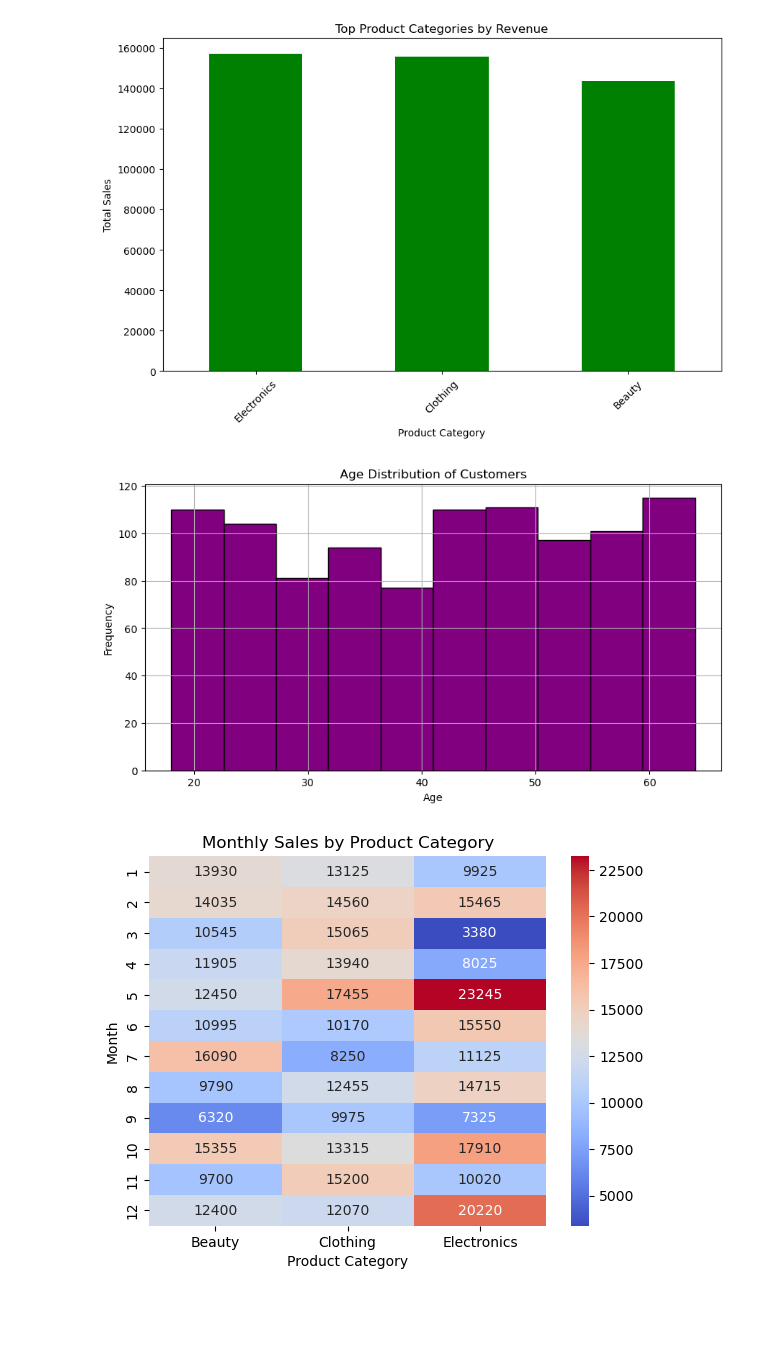
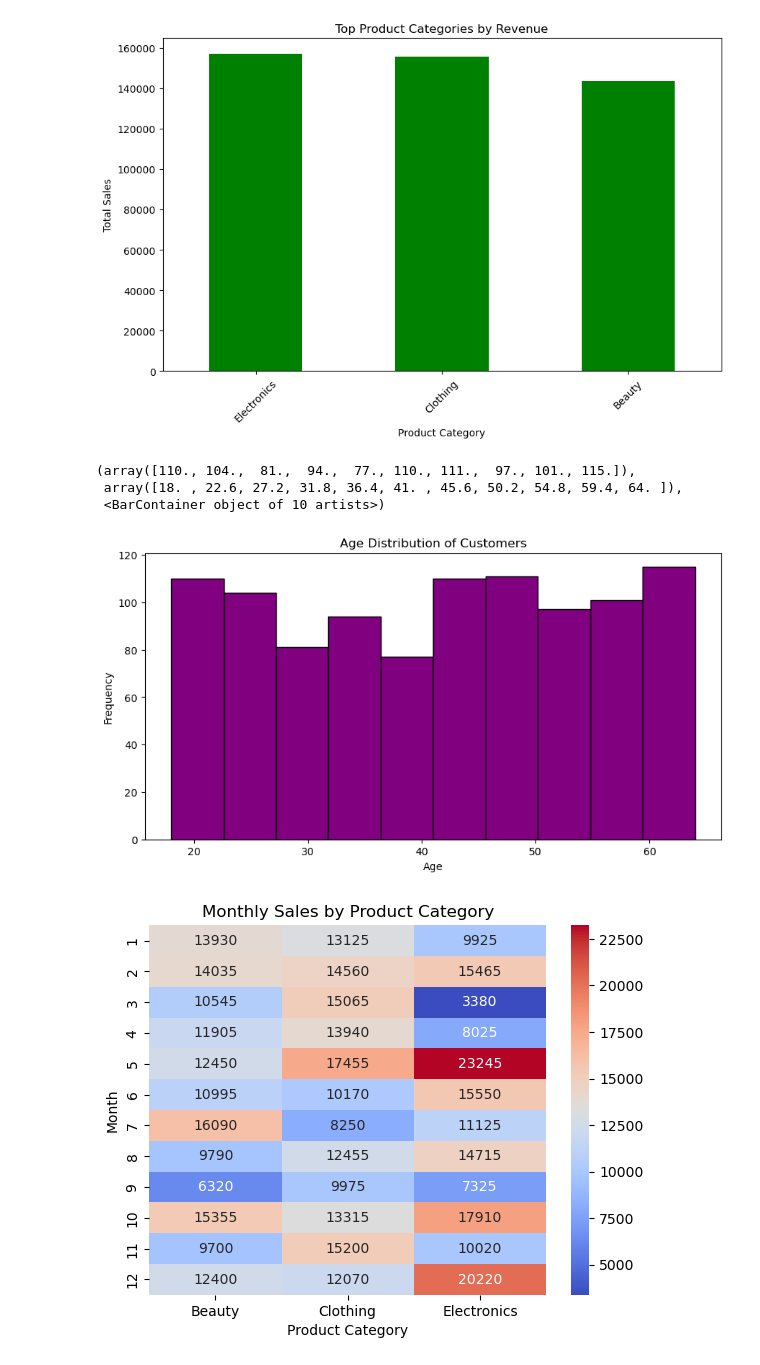
Before and after one commit to Sugandha-H-B/OIBSIP, a Jupyter notebook: Level1_Project1.ipynb, the cells around one changed output. Cells and saved outputs as stored; diff of their text form; code cells hidden in the pictures; blank space fills up the shorter version.

```diff
--- a/Level1_Project1.ipynb
+++ b/Level1_Project1.ipynb
@@ -257,12 +257,14 @@ plt.show()
 # %%
 plt.figure(figsize=(10,5))
 plt.title("Age Distribution of Customers")
 plt.xlabel("Age")
 plt.ylabel("Frequency")
 plt.hist(df['Age'], color='purple', edgecolor='black')
-plt.grid()
 # %% [output]
+(array([110., 104.,  81.,  94.,  77., 110., 111.,  97., 101., 115.]),
+ array([18. , 22.6, 27.2, 31.8, 36.4, 41. , 45.6, 50.2, 54.8, 59.4, 64. ]),
+ <BarContainer object of 10 artists>)
-[figure, old version]
+[figure, new version]
 # %%
 monthly_category_sales=df.groupby([df.index.month,'Product Category'])['Total Amount'].sum().unstack()
 sns.heatmap(monthly_category_sales, cmap='coolwarm', annot=True, fmt=".0f")
```
Also changed, not shown: parts of 9 cells of this notebook.
